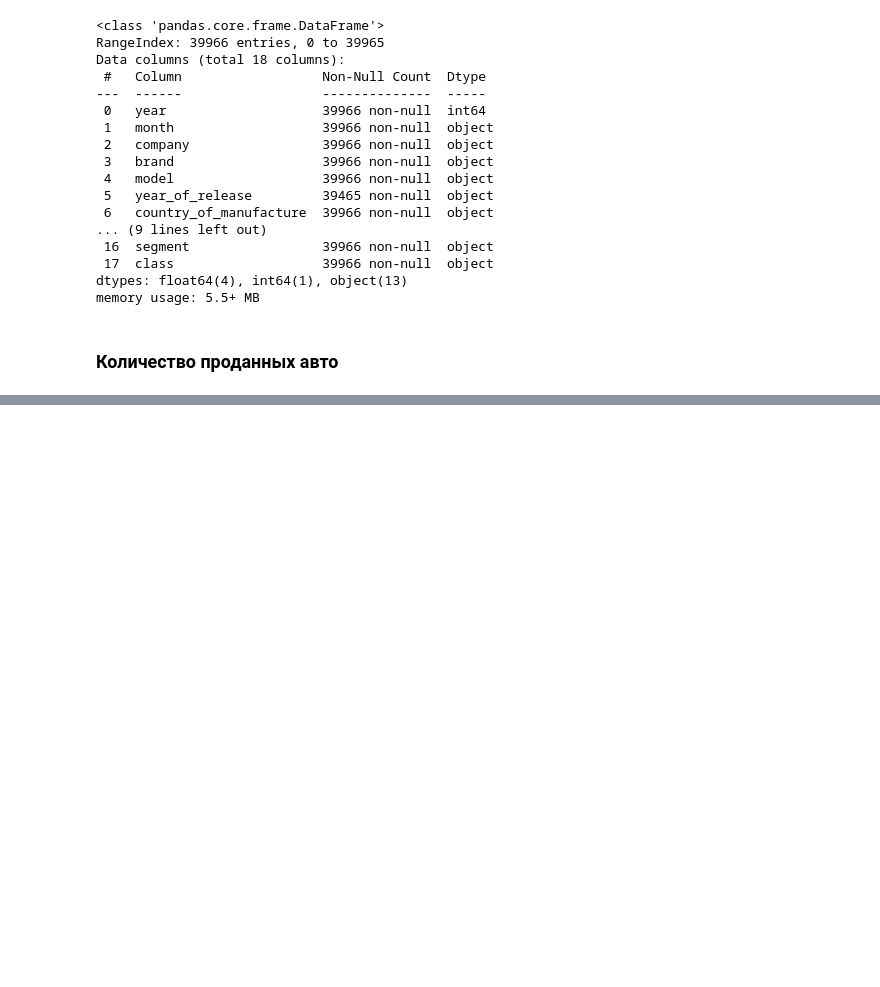
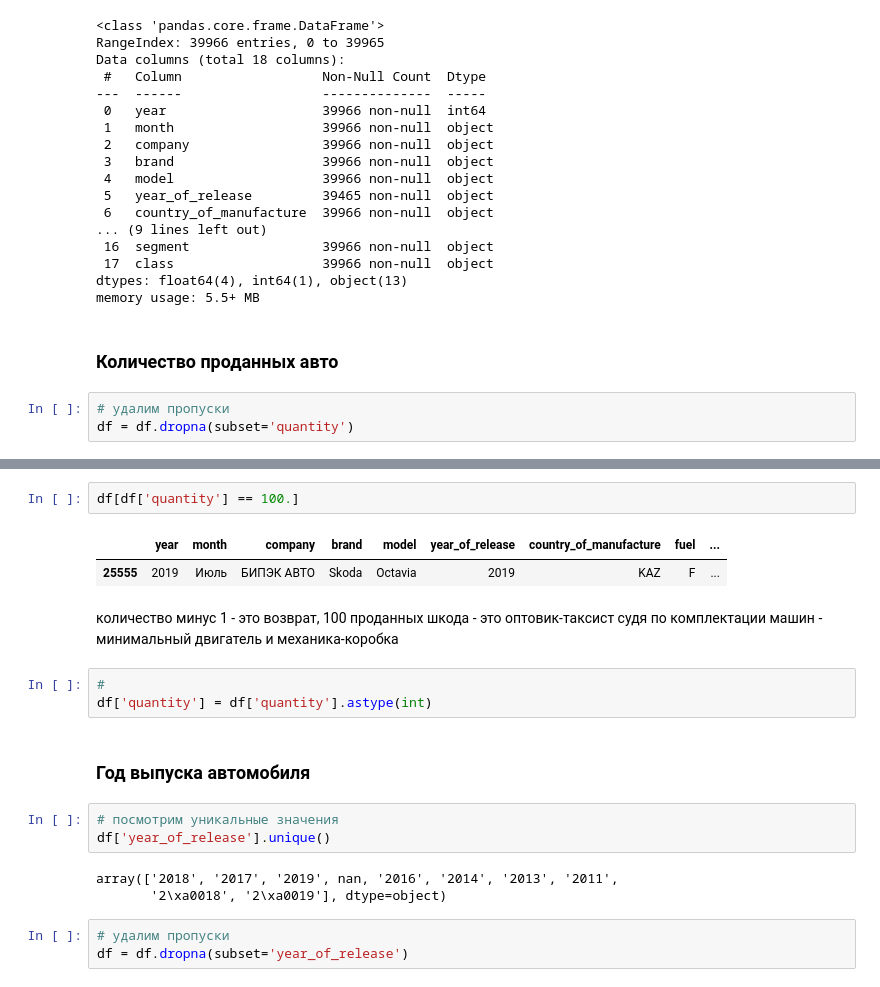
Before and after one commit to analyst-plv/car-sales, a Jupyter notebook: Авторынок.ipynb, the cells around one changed output, grey strips where cells are left out. Cells and saved outputs as stored; diff of their text form; blank space fills up the shorter version.

```diff
--- a/Авторынок.ipynb
+++ b/Авторынок.ipynb
@@ -867,3 +845,6 @@ dtypes: float64(4), int64(1), object(13)
 memory usage: 5.5+ MB
 # %% [markdown]
 ### Количество проданных авто
+# %%
+# удалим пропуски
+df = df.dropna(subset='quantity')
@@ -869,0 +860,21 @@ memory usage: 5.5+ MB
+# %%
+df[df['quantity'] == 100.]
+# %% [output]
+|  | year | month | company | brand | model | year_of_release | country_of_manufacture | fuel | ... |
+| 25555 | 2019 | Июль | БИПЭК АВТО | Skoda | Octavia | 2019 | KAZ | F | ... |
+# %% [markdown]
+количество минус 1 - это возврат, 100 проданных шкода - это оптовик-таксист судя по комплектации машин - минимальный двигатель и механика-коробка
+# %%
+#
+df['quantity'] = df['quantity'].astype(int)
+# %% [markdown]
+### Год выпуска автомобиля
+# %%
+# посмотрим уникальные значения
+df['year_of_release'].unique()
+# %% [output]
+array(['2018', '2017', '2019', nan, '2016', '2014', '2013', '2011',
+       '2\xa0018', '2\xa0019'], dtype=object)
+# %%
+# удалим пропуски
+df = df.dropna(subset='year_of_release')
```
Also changed, not shown: parts of 16 cells of this notebook.
